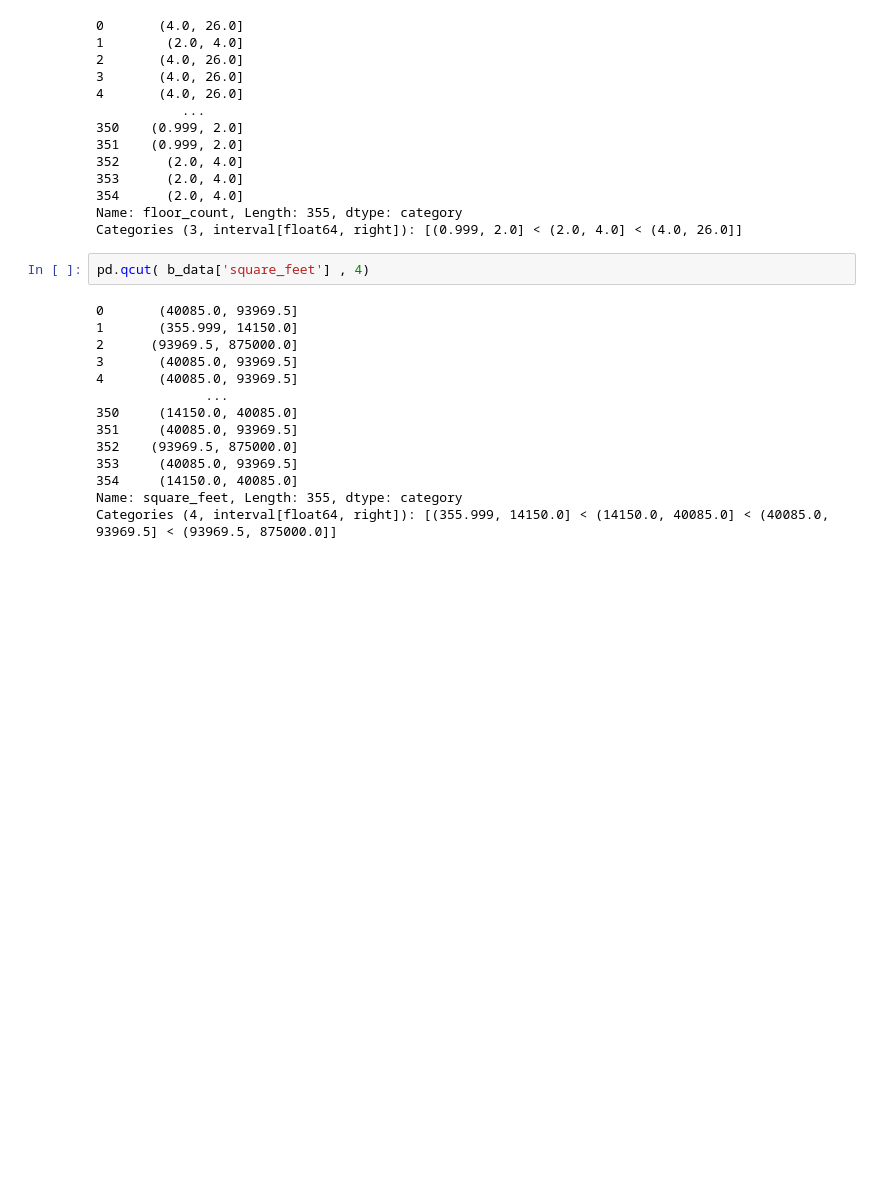
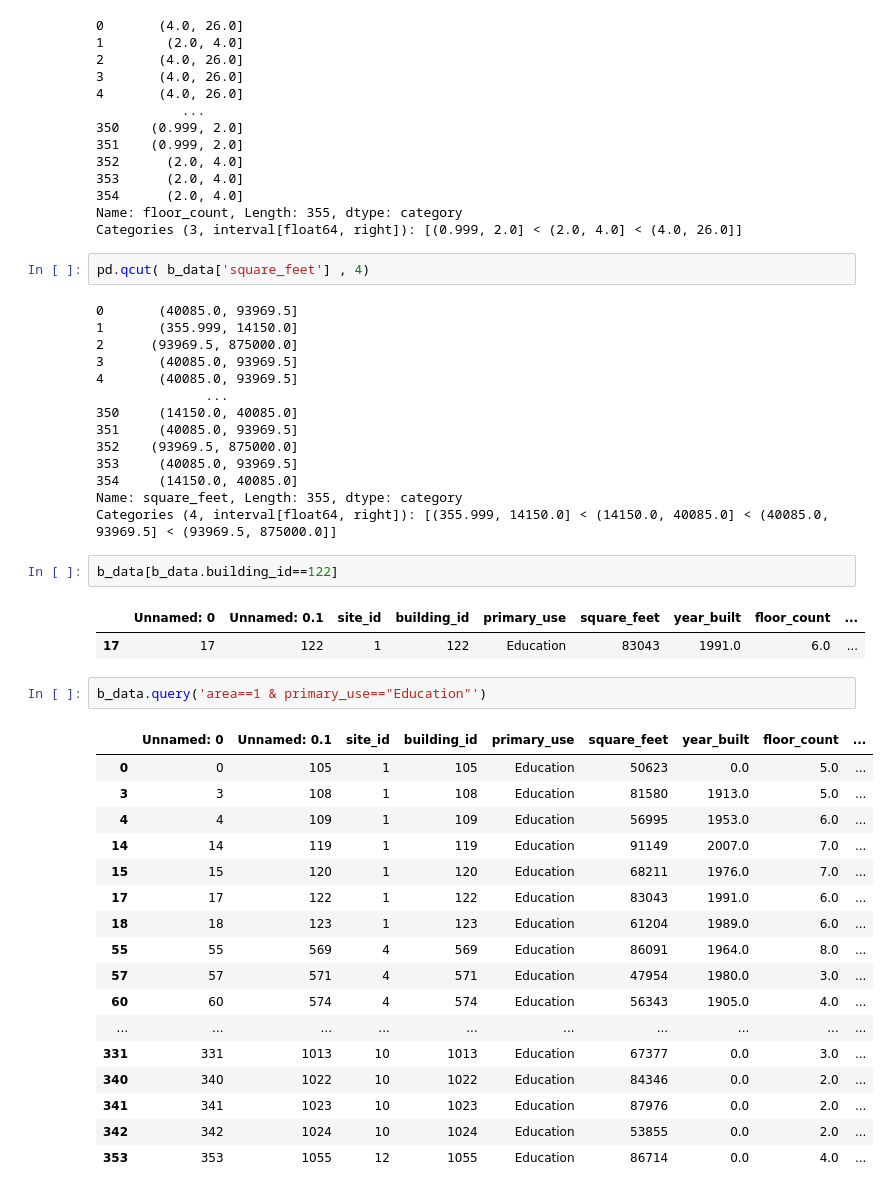
Before and after one commit to shomerthesec/Research-Buildings-Energy-forecasting-using-Deep-Learning, a Jupyter notebook: our_chosen_building_data.ipynb, the cells around one changed output. Cells and saved outputs as stored; diff of their text form; blank space fills up the shorter version.

```diff
--- a/our_chosen_building_data.ipynb
+++ b/our_chosen_building_data.ipynb
@@ -223,3 +223,28 @@ pd.qcut( b_data['square_feet'] , 4)
 354     (14150.0, 40085.0]
 Name: square_feet, Length: 355, dtype: category
 Categories (4, interval[float64, right]): [(355.999, 14150.0] < (14150.0, 40085.0] < (40085.0, 93969.5] < (93969.5, 875000.0]]
+# %%
+b_data[b_data.building_id==122]
+# %% [output]
+|  | Unnamed: 0 | Unnamed: 0.1 | site_id | building_id | primary_use | square_feet | year_built | floor_count | ... |
+| 17 | 17 | 122 | 1 | 122 | Education | 83043 | 1991.0 | 6.0 | ... |
+# %%
+b_data.query('area==1 & primary_use=="Education"')
+# %% [output]
+|  | Unnamed: 0 | Unnamed: 0.1 | site_id | building_id | primary_use | square_feet | year_built | floor_count | ... |
+| 0 | 0 | 105 | 1 | 105 | Education | 50623 | 0.0 | 5.0 | ... |
+| 3 | 3 | 108 | 1 | 108 | Education | 81580 | 1913.0 | 5.0 | ... |
+| 4 | 4 | 109 | 1 | 109 | Education | 56995 | 1953.0 | 6.0 | ... |
+| 14 | 14 | 119 | 1 | 119 | Education | 91149 | 2007.0 | 7.0 | ... |
+| 15 | 15 | 120 | 1 | 120 | Education | 68211 | 1976.0 | 7.0 | ... |
+| 17 | 17 | 122 | 1 | 122 | Education | 83043 | 1991.0 | 6.0 | ... |
+| 18 | 18 | 123 | 1 | 123 | Education | 61204 | 1989.0 | 6.0 | ... |
+| 55 | 55 | 569 | 4 | 569 | Education | 86091 | 1964.0 | 8.0 | ... |
+| 57 | 57 | 571 | 4 | 571 | Education | 47954 | 1980.0 | 3.0 | ... |
+| 60 | 60 | 574 | 4 | 574 | Education | 56343 | 1905.0 | 4.0 | ... |
+| ... | ... | ... | ... | ... | ... | ... | ... | ... | ... |
+| 331 | 331 | 1013 | 10 | 1013 | Education | 67377 | 0.0 | 3.0 | ... |
+| 340 | 340 | 1022 | 10 | 1022 | Education | 84346 | 0.0 | 2.0 | ... |
+| 341 | 341 | 1023 | 10 | 1023 | Education | 87976 | 0.0 | 2.0 | ... |
+| 342 | 342 | 1024 | 10 | 1024 | Education | 53855 | 0.0 | 2.0 | ... |
+| 353 | 353 | 1055 | 12 | 1055 | Education | 86714 | 0.0 | 4.0 | ... |
```
Also changed, not shown: parts of 1 cell of this notebook, 1 other file.
